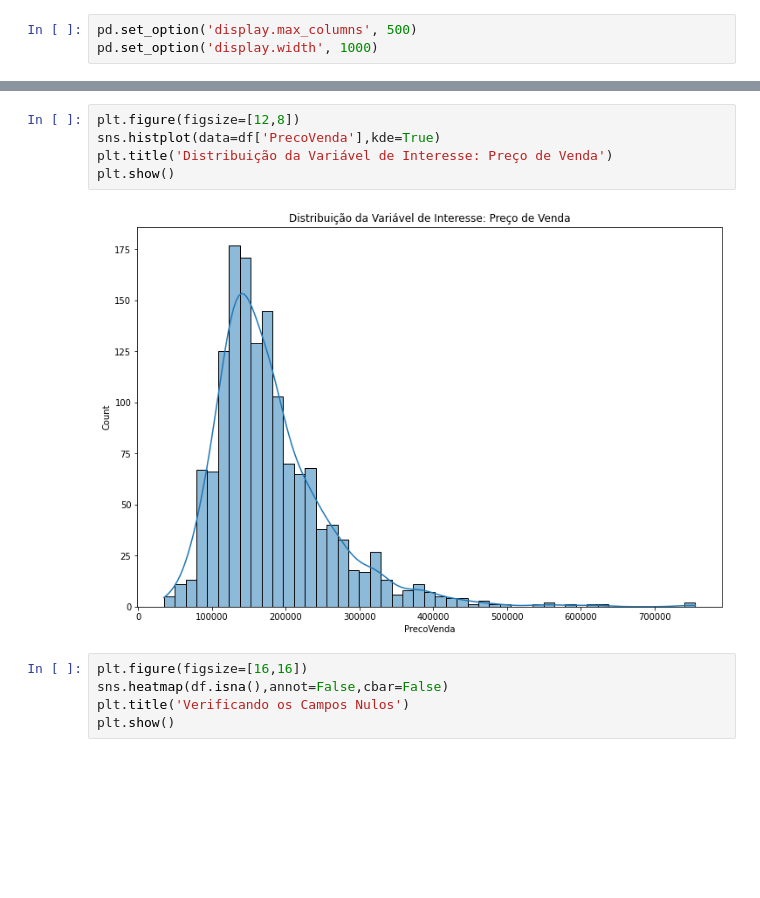
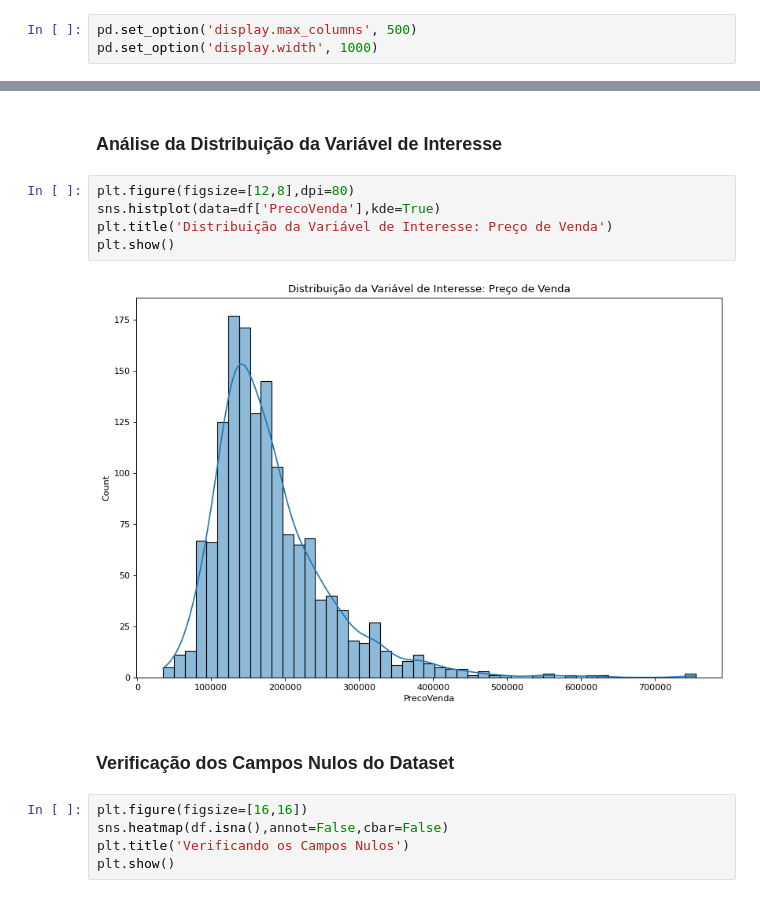
Before and after one commit to pedrobeaumord/tera-regression-challenge, a Jupyter notebook: notebooks/1_EDA.ipynb, the cells around one changed output, grey strips where cells are left out. Drawn from its saved outputs; the diff is of its cells as text; blank space fills up the shorter version.

```diff
--- a/notebooks/1_EDA.ipynb
+++ b/notebooks/1_EDA.ipynb
@@ -18,13 +20,17 @@ df.head()
 | 3 | 60 | RL | 68.0 | 11250 | Pave | NaN | IR1 | Lvl | AllPub | ... |
 | 4 | 70 | RL | 60.0 | 9550 | Pave | NaN | IR1 | Lvl | AllPub | ... |
 | 5 | 60 | RL | 84.0 | 14260 | Pave | NaN | IR1 | Lvl | AllPub | ... |
+# %% [markdown]
+### Análise da Distribuição da Variável de Interesse
 # %%
-plt.figure(figsize=[12,8])
+plt.figure(figsize=[12,8],dpi=80)
 sns.histplot(data=df['PrecoVenda'],kde=True)
 plt.title('Distribuição da Variável de Interesse: Preço de Venda')
 plt.show()
 # %% [output]
-[figure, old version]
+[figure, new version]
+# %% [markdown]
+### Verificação dos Campos Nulos do Dataset
 # %%
 plt.figure(figsize=[16,16])
 sns.heatmap(df.isna(),annot=False,cbar=False)
```
Also changed, not shown: parts of 4 cells of this notebook, 2 other files.
